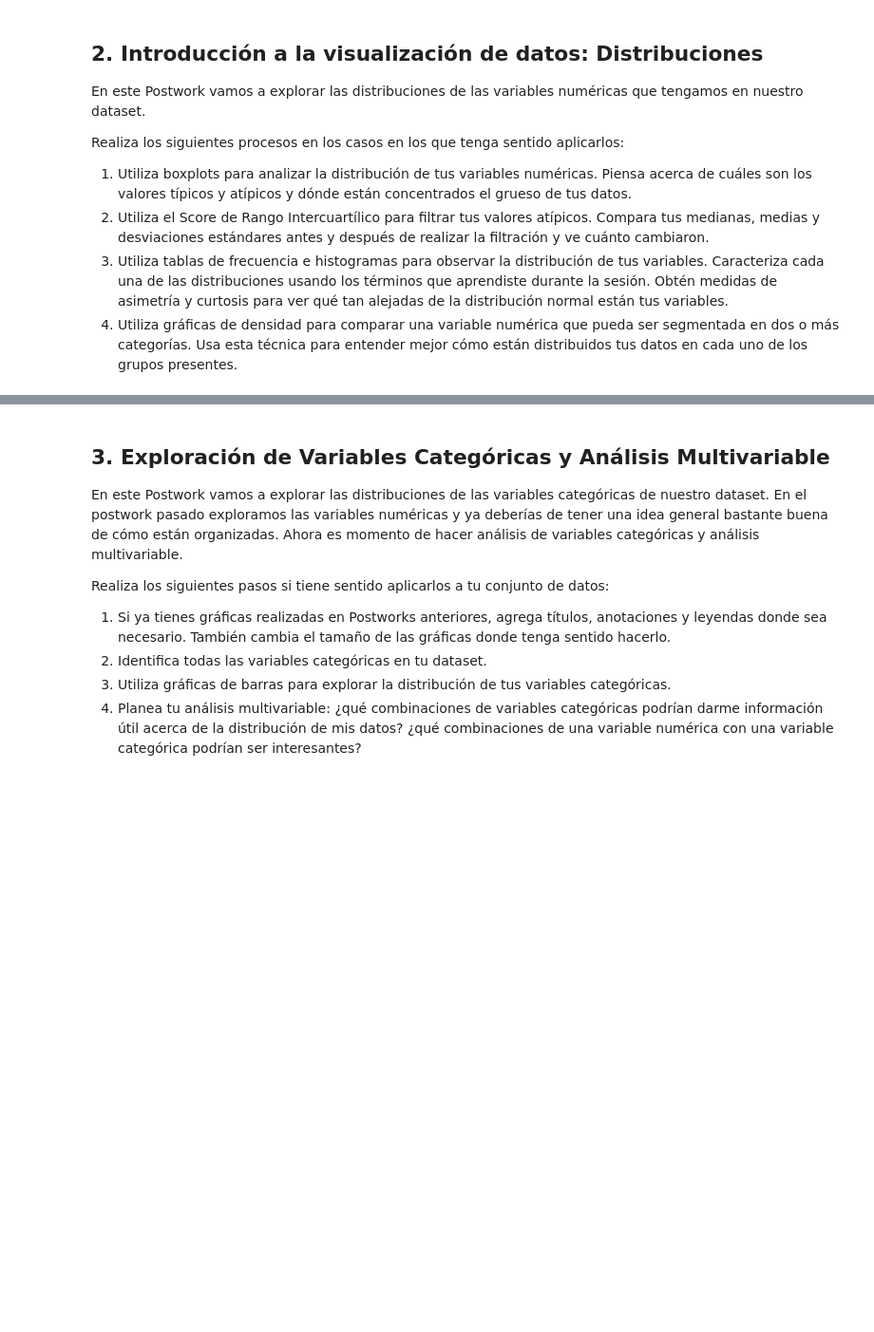
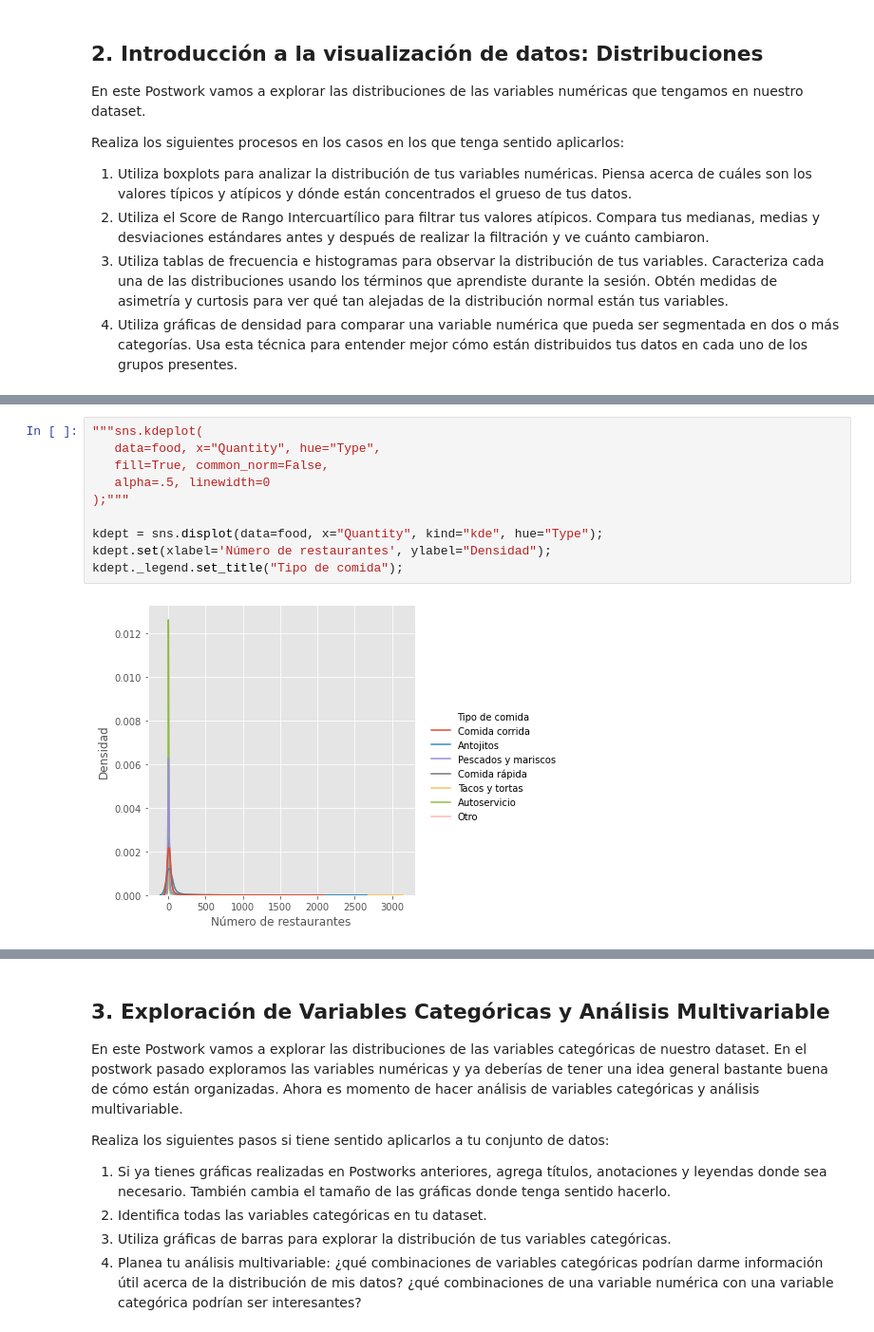
Before and after one commit to Walt9819/factores-impacto-desempleo-mexico, a Jupyter notebook: AD_Python/restaurantes_cdmx.ipynb, the cells around one changed output, grey strips where cells are left out. Shown at 95% size. Drawn from its saved outputs; the diff is of its cells as text; blank space fills up the shorter version.

```diff
--- a/AD_Python/restaurantes_cdmx.ipynb
+++ b/AD_Python/restaurantes_cdmx.ipynb
@@ -371,0 +373,12 @@ df.shape
+# %%
+"""sns.kdeplot(
+   data=food, x="Quantity", hue="Type",
+   fill=True, common_norm=False,
+   alpha=.5, linewidth=0
+);"""
+
+kdept = sns.displot(data=food, x="Quantity", kind="kde", hue="Type");
+kdept.set(xlabel='Número de restaurantes', ylabel="Densidad");
+kdept._legend.set_title("Tipo de comida");
+# %% [output]
+[figure, added]
```
Also changed, not shown: parts of 42 cells of this notebook.
